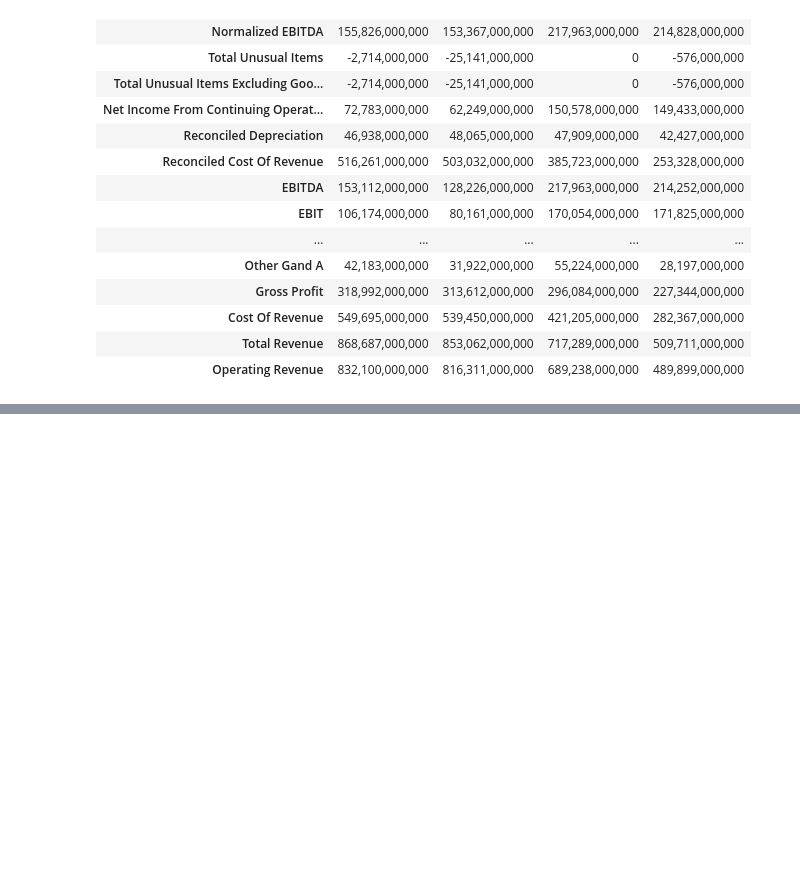
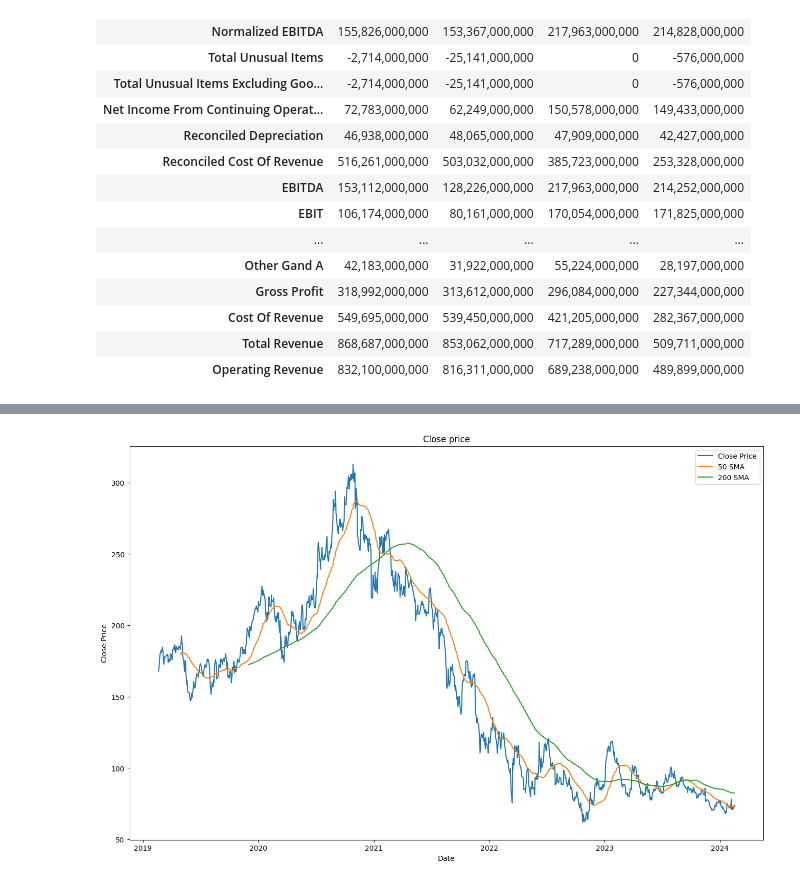
Before and after one commit to ivandimitrovkyulev/Notebooks, a Jupyter notebook: sample/analyses.ipynb, the cells around one changed output, grey strips where cells are left out. Saved outputs shown, nothing was run; the diff lists cells and outputs as text; code cells hidden in the pictures; blank space fills up the shorter version.

```diff
--- a/sample/analyses.ipynb
+++ b/sample/analyses.ipynb
@@ -88,0 +88,4 @@ utils.regression_price_chart(history, 'Close', reg_line_count=10)
+# %%
+utils.simple_moving_average(history, [50, 200])
+# %% [output]
+[figure, added]
```
Also changed, not shown: parts of 4 cells of this notebook, 2 other files.
